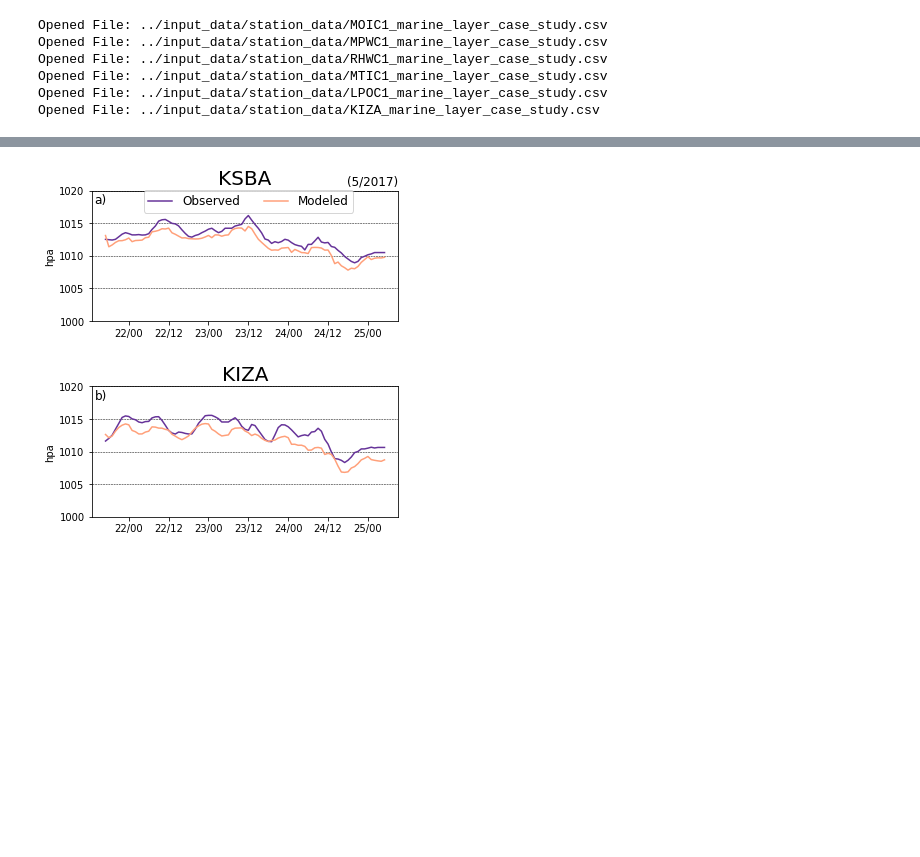
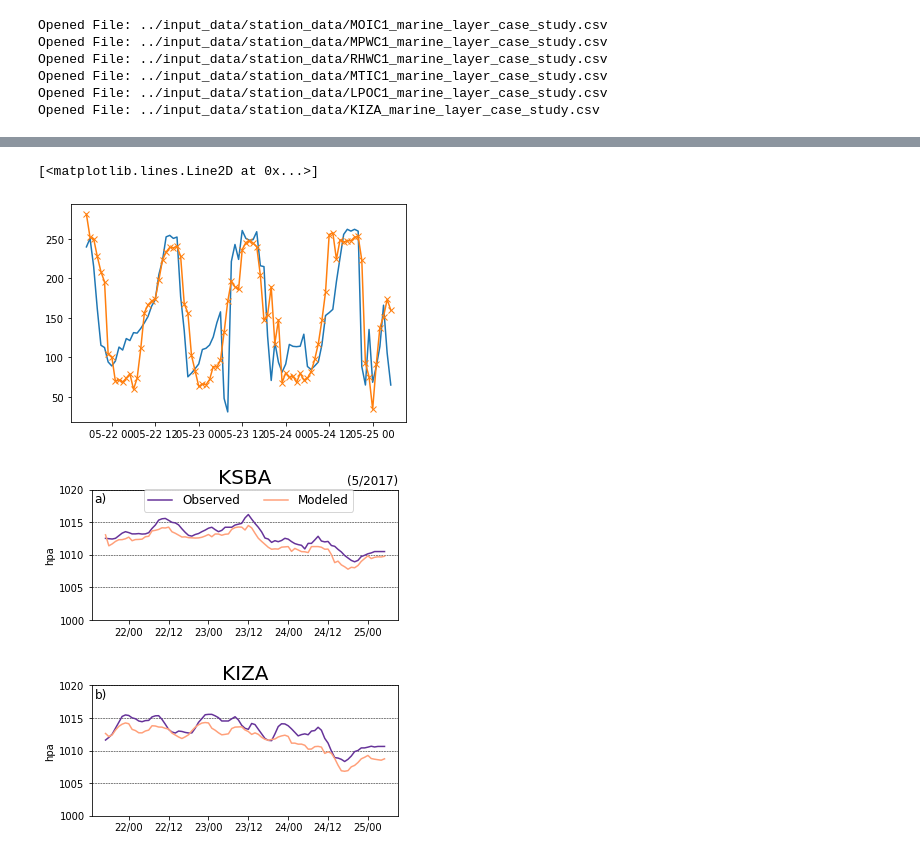
Before and after one commit to mmcoello/spring_2021, a Jupyter notebook: geog_288cj/plotting/analysis/station_data_v_wrf.ipynb, the cells around one changed output, grey strips where cells are left out. Cells and saved outputs as stored; diff of their text form; code cells hidden in the pictures; blank space fills up the shorter version.

```diff
--- a/geog_288cj/plotting/analysis/station_data_v_wrf.ipynb
+++ b/geog_288cj/plotting/analysis/station_data_v_wrf.ipynb
@@ -494,3 +493,9 @@ File saved as: /home/sbarc/students/coello/repos/classes/spring_2021/geog_288cj/
+# %%
+plt.plot(da.time, da['wdir'].sel(station = "KSBA"))
+plt.plot(da.time, dwrf['wdir'].sel(station = "KSBA"), marker = 'x', linestyle = None)
+# %% [output]
+[<matplotlib.lines.Line2D at 0x...>]
+[figure, added]
 # %%
 station_vars = ['slp']
 wrf_vars = ['slp']
```
Also changed, not shown: parts of 7 cells of this notebook, 17 other files.
